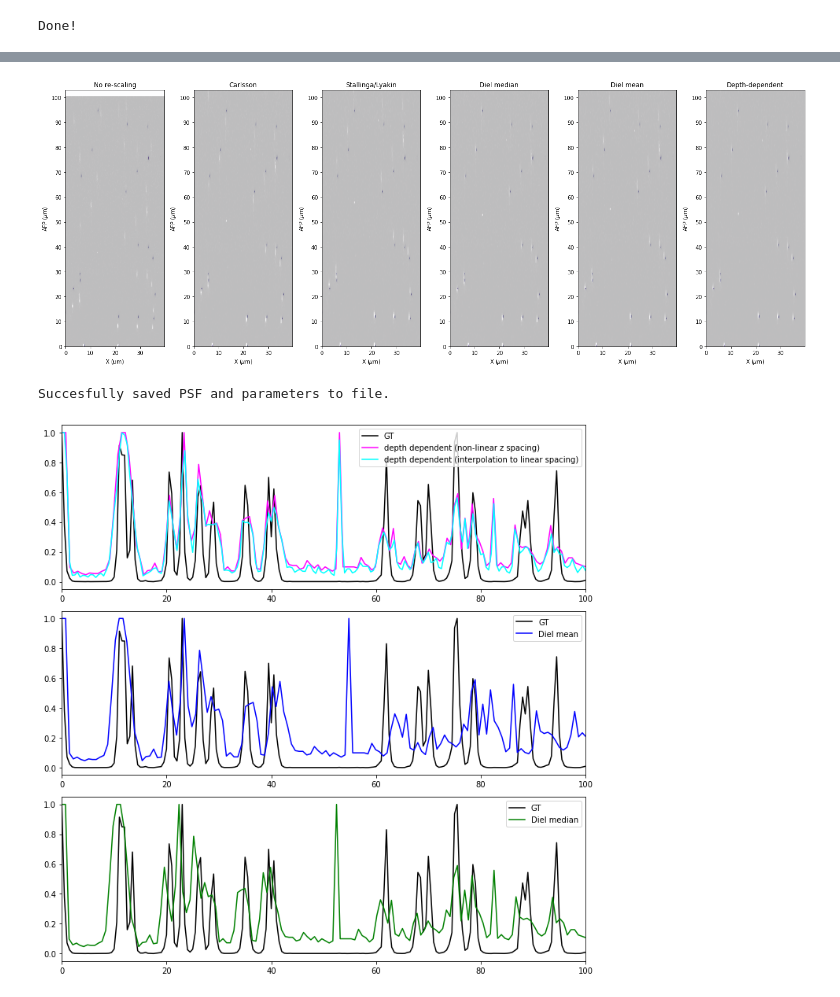
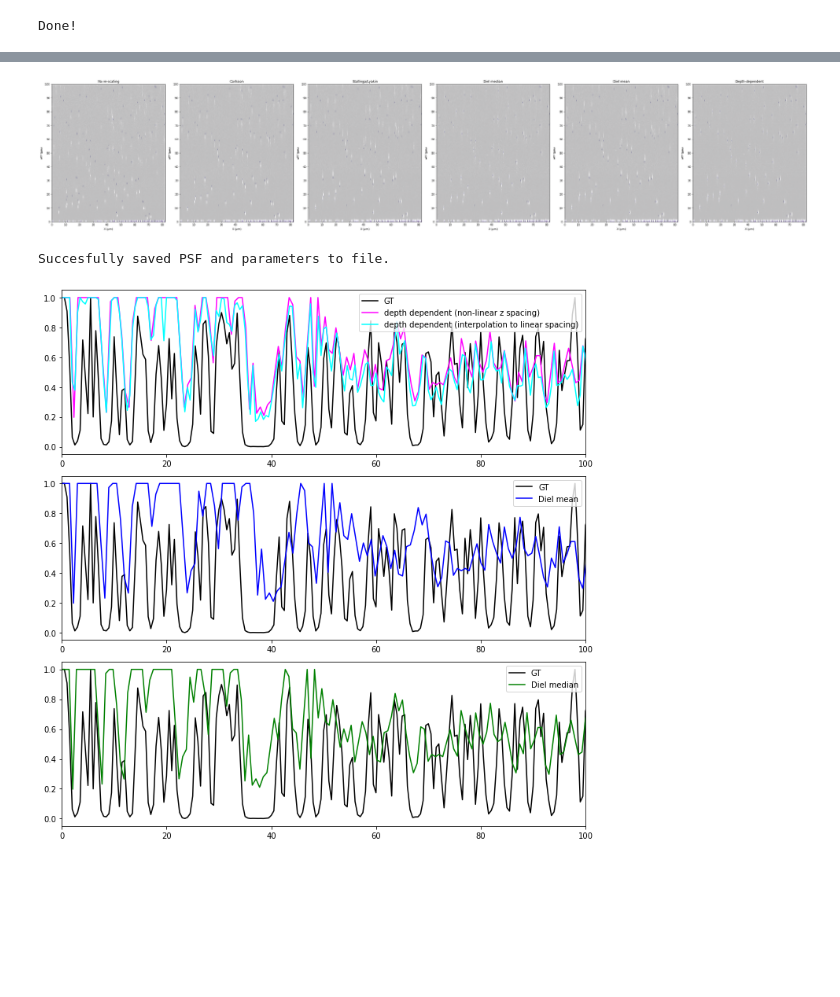
Before and after one commit to hoogenboom-group/SF, a Jupyter notebook: rescaling_comparison_bead_stacks_air.ipynb, the cells around one changed output, grey strips where cells are left out. Cells and saved outputs as stored; diff of their text form; code cells hidden in the pictures; blank space fills up the shorter version.

Commit message:
updated with better data

```diff
--- a/rescaling_comparison_bead_stacks_air.ipynb
+++ b/rescaling_comparison_bead_stacks_air.ipynb
@@ -10,9 +10,9 @@ import matplotlib.pyplot as plt
 from utils import *
 # %%
 #load stacks
-location = '../SF/bead_stack_data/20231020/' #location of stacks
-gt_stack = psfe.load_stack(location+'water_stack_crop_xy_cs_206.tif')
-distorted_stack = psfe.load_stack(location+'air_stack_crop_xy_2xbinned_cs_201.tif')
+location = '../SF/bead_stack_data/20231020/new_crops/' #location of stacks
+gt_stack = psfe.load_stack(location+'water_stack_crop_3_cs_206.tif')
+distorted_stack = psfe.load_stack(location+'air_stack_crop3_cs_201.tif')
 
 shape_gt = np.shape(gt_stack)
 shape_distorted = np.shape(distorted_stack)
@@ -54,7 +54,7 @@ NA = 0.85
 distorted_stack_comp,_,_ = compensate_int_loss(distorted_stack,kernel_size=25,fit=False,skip_slides=20, plot=False)
 
 #normalize to match histogram of gt stack:
-factor = .3 # used to optimize histogram matching (see next cell)
+factor = .05 # used to optimize histogram matching (see next cell)
 distorted_stack_comp=distorted_stack_comp/(np.max(distorted_stack_comp)*factor)
 
 #saturated values higher than 1 (for easier plotting):
@@ -78,6 +78,6 @@ Before intensity loss compensation:
 # %%
 #rescale using depth-dependent rescaling
-stack_rescaled, afp_new_stack, afp_stack, nfp_stack = rescale_stack(distorted_stack_comp[::-1], NA, n_im, n_sample, 0.52, ps_z_gt,crit='Lyakin')
+stack_rescaled, afp_new_stack, afp_stack, nfp_stack = rescale_stack(distorted_stack_comp[::-1], NA, n_im, n_sample, 0.52, ps_z_gt,crit='Loginov')
 #plot_stacks_overlay(stack_rescaled,distorted_stack_comp, afp_new_stack,afp_stack,nfp_stack,ps_xy_distorted,ps_z_gt)
 # %%
 ps_z_distorted_diel_median = ps_z_distorted * diel_median([1],n_im,n_sample,NA)[0]
@@ -93,7 +93,7 @@ def plot_overlay_panels(theories, stack, stack_rescaled,gt_stack, ps_xy, ps_z, p
     fig,axs = plt.subplots(1,len(theories))
     fig.patch.set_facecolor('white')
     fig.set_figheight(20)
-    fig.set_figwidth(20)
+    fig.set_figwidth(40)
     shape = np.shape(stack)
     shape_rescaled = np.shape(stack_rescaled)
     shape_gt = np.shape(gt_stack)
@@ -101,43 +101,45 @@ def plot_overlay_panels(theories, stack, stack_rescaled,gt_stack, ps_xy, ps_z, p
         theory = theories[i]
         axs[i].set_title(theories[i])
         #plot rescaled stack
-        if i != len(theories)-1: # linear theory
+        if theory != "Depth-dependent": # linear theory
             extent = [0, shape[2]*ps_xy, 0, shape[0]*rescaled_ps_z[i]]
             axs[i].imshow(np.max(stack, axis=2),cmap=colormaps[0],extent=extent,alpha=0.5)
         else: # depth-dependent!
             extent = [0, shape[2]*ps_xy, 0, shape_rescaled[0]*ps_z] # ps_z -> rescaled stack has been projected on pixel size of gt stack
             axs[i].imshow(np.max(np.flip(stack_rescaled,axis=0), axis=2),cmap=colormaps[0],extent=extent,alpha=0.5)
 
         # plot GT stack on each panel
         extent = [0, shape_gt[2]*ps_xy_gt, 0, shape_gt[0]*ps_z_gt]
         axs[i].imshow(np.max(gt_stack, axis=2),cmap=colormaps[1],extent=extent,alpha=0.5)
         axs[i].set_xlim(0, shape_gt[2]*ps_xy_gt)
       #  axs[i].set_xlim(110, 115)
-        axs[i].set_ylim(0, shape_gt[0]*ps_z_gt)
-        #axs[i].set_ylim(0, 150)
+        #axs[i].set_ylim(0, shape_gt[0]*ps_z_gt)
+        axs[i].set_ylim(0, 100)
         axs[i].set_yticks(np.arange(0,101,10))
         axs[i].set_xlabel(r'X ($\mu$m)')
         axs[i].set_ylabel(r'AFP ($\mu$m)')
     plt.tight_layout()
     plt.show()
     return
 
 theories = ['No re-scaling',
             'Carlsson',
             'Stallinga/Lyakin',
             'Diel median',
             'Diel mean',
-            'Depth-dependent']
+            'Depth-dependent'
+           ]
 rescaled_ps_z = [ps_z_distorted,
                  ps_z_distorted*n_sample/n_im,
                  ps_z_distorted_lyakin,
                  ps_z_distorted_diel_median,
                  ps_z_distorted_diel_mean,
-                 ps_z_gt]
+                 ps_z_gt
+                ]
 
 plot_overlay_panels(theories, distorted_stack_comp,stack_rescaled,gt_stack,ps_xy_distorted,ps_z_distorted,ps_xy_gt,ps_z_gt,rescaled_ps_z)
 # %% [output]
-[figure, old version]
+[figure, new version]
 # %%
 # save depth-dependent rescaled stack to file
 # rescaled stack: stack_rescaled
@@ -202,4 +204,4 @@ axs[2].set_xlim(0,100)
 plt.tight_layout()
 plt.show()
 # %% [output]
-[figure, old version]
+[figure, new version]
```
Also changed, not shown: parts of 2 cells of this notebook, 1 other file.
